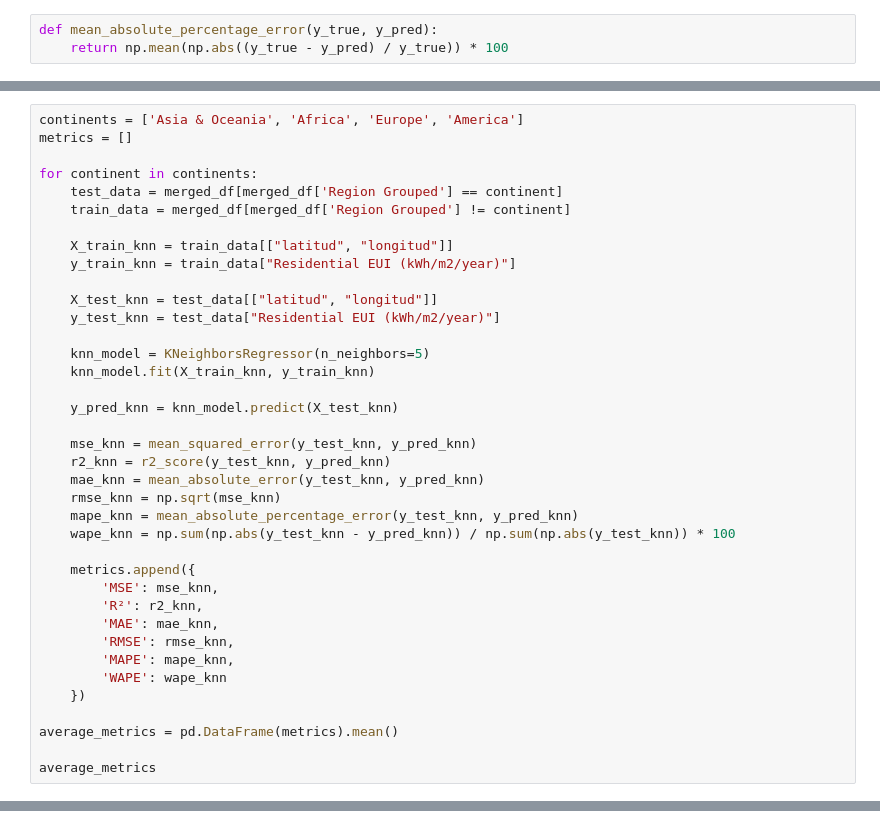
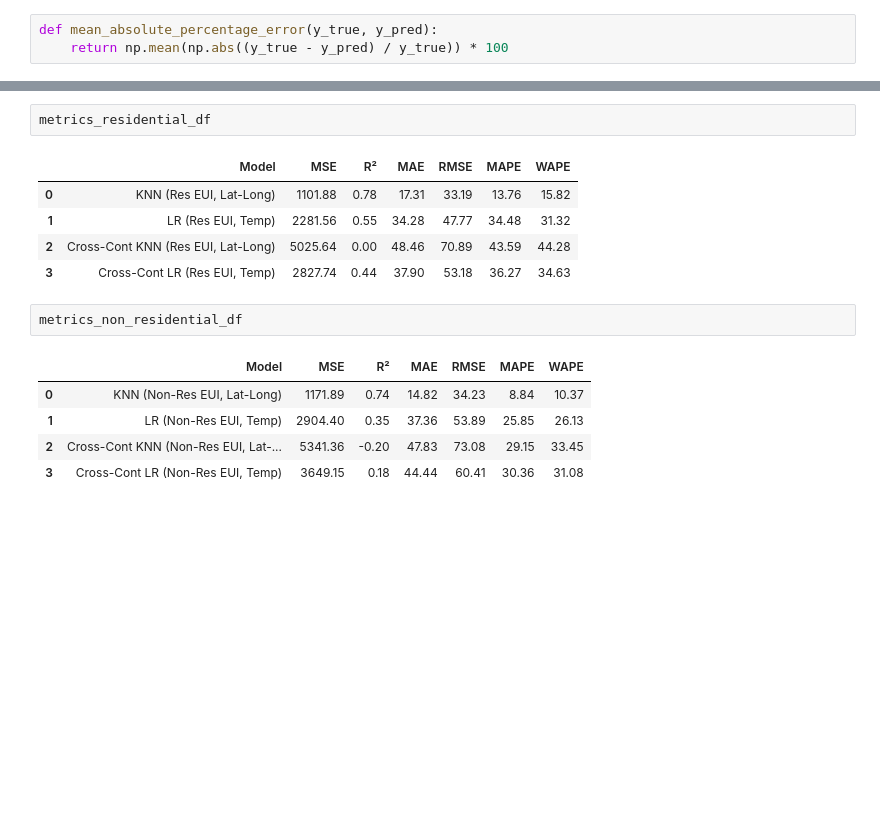
Before and after one commit to AliciaXia222/Capstone-Team-Climate-Trace, a Jupyter notebook: Base_Model.ipynb, the cells around one changed output, grey strips where cells are left out. Drawn from its saved outputs; the diff is of its cells as text; blank space fills up the shorter version.

```diff
--- a/Base_Model.ipynb
+++ b/Base_Model.ipynb
@@ -391,38 +273,0 @@ metrics_linear
-# %%
-continents = ['Asia & Oceania', 'Africa', 'Europe', 'America']
-metrics = []
-
-for continent in continents:
-    test_data = merged_df[merged_df['Region Grouped'] == continent]
-    train_data = merged_df[merged_df['Region Grouped'] != continent]
-
-    X_train_knn = train_data[["latitud", "longitud"]]
-    y_train_knn = train_data["Residential EUI (kWh/m2/year)"]
-
-    X_test_knn = test_data[["latitud", "longitud"]]
-    y_test_knn = test_data["Residential EUI (kWh/m2/year)"]
-
-    knn_model = KNeighborsRegressor(n_neighbors=5)
-    knn_model.fit(X_train_knn, y_train_knn)
-
-    y_pred_knn = knn_model.predict(X_test_knn)
-
-    mse_knn = mean_squared_error(y_test_knn, y_pred_knn)
-    r2_knn = r2_score(y_test_knn, y_pred_knn)
-    mae_knn = mean_absolute_error(y_test_knn, y_pred_knn)
-    rmse_knn = np.sqrt(mse_knn)
-    mape_knn = mean_absolute_percentage_error(y_test_knn, y_pred_knn)
-    wape_knn = np.sum(np.abs(y_test_knn - y_pred_knn)) / np.sum(np.abs(y_test_knn)) * 100
-
-    metrics.append({
-        'MSE': mse_knn,
-        'R²': r2_knn,
-        'MAE': mae_knn,
-        'RMSE': rmse_knn,
-        'MAPE': mape_knn,
-        'WAPE': wape_knn
-    })
-
-average_metrics = pd.DataFrame(metrics).mean()
-
-average_metrics
@@ -496,0 +382,16 @@ summary_df
+# %%
+metrics_residential_df
+# %% [output]
+|  | Model | MSE | R² | MAE | RMSE | MAPE | WAPE |
+| 0 | KNN (Res EUI, Lat-Long) | 1101.88 | 0.78 | 17.31 | 33.19 | 13.76 | 15.82 |
+| 1 | LR (Res EUI, Temp) | 2281.56 | 0.55 | 34.28 | 47.77 | 34.48 | 31.32 |
+| 2 | Cross-Cont KNN (Res EUI, Lat-Long) | 5025.64 | 0.00 | 48.46 | 70.89 | 43.59 | 44.28 |
+| 3 | Cross-Cont LR (Res EUI, Temp) | 2827.74 | 0.44 | 37.90 | 53.18 | 36.27 | 34.63 |
+# %%
+metrics_non_residential_df
+# %% [output]
+|  | Model | MSE | R² | MAE | RMSE | MAPE | WAPE |
+| 0 | KNN (Non-Res EUI, Lat-Long) | 1171.89 | 0.74 | 14.82 | 34.23 | 8.84 | 10.37 |
+| 1 | LR (Non-Res EUI, Temp) | 2904.40 | 0.35 | 37.36 | 53.89 | 25.85 | 26.13 |
+| 2 | Cross-Cont KNN (Non-Res EUI, Lat-... | 5341.36 | -0.20 | 47.83 | 73.08 | 29.15 | 33.45 |
+| 3 | Cross-Cont LR (Non-Res EUI, Temp) | 3649.15 | 0.18 | 44.44 | 60.41 | 30.36 | 31.08 |
```
Also changed, not shown: parts of 10 cells of this notebook.
